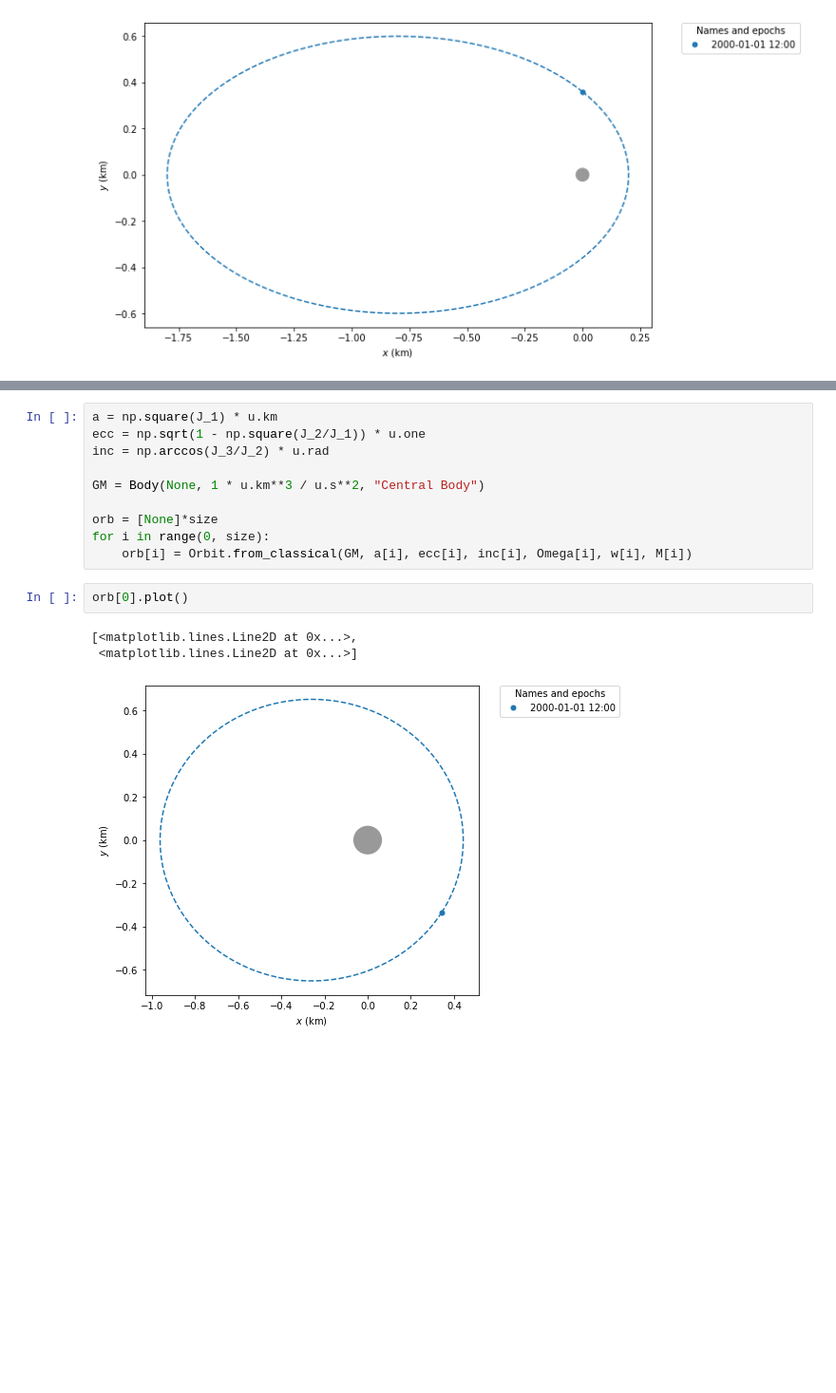
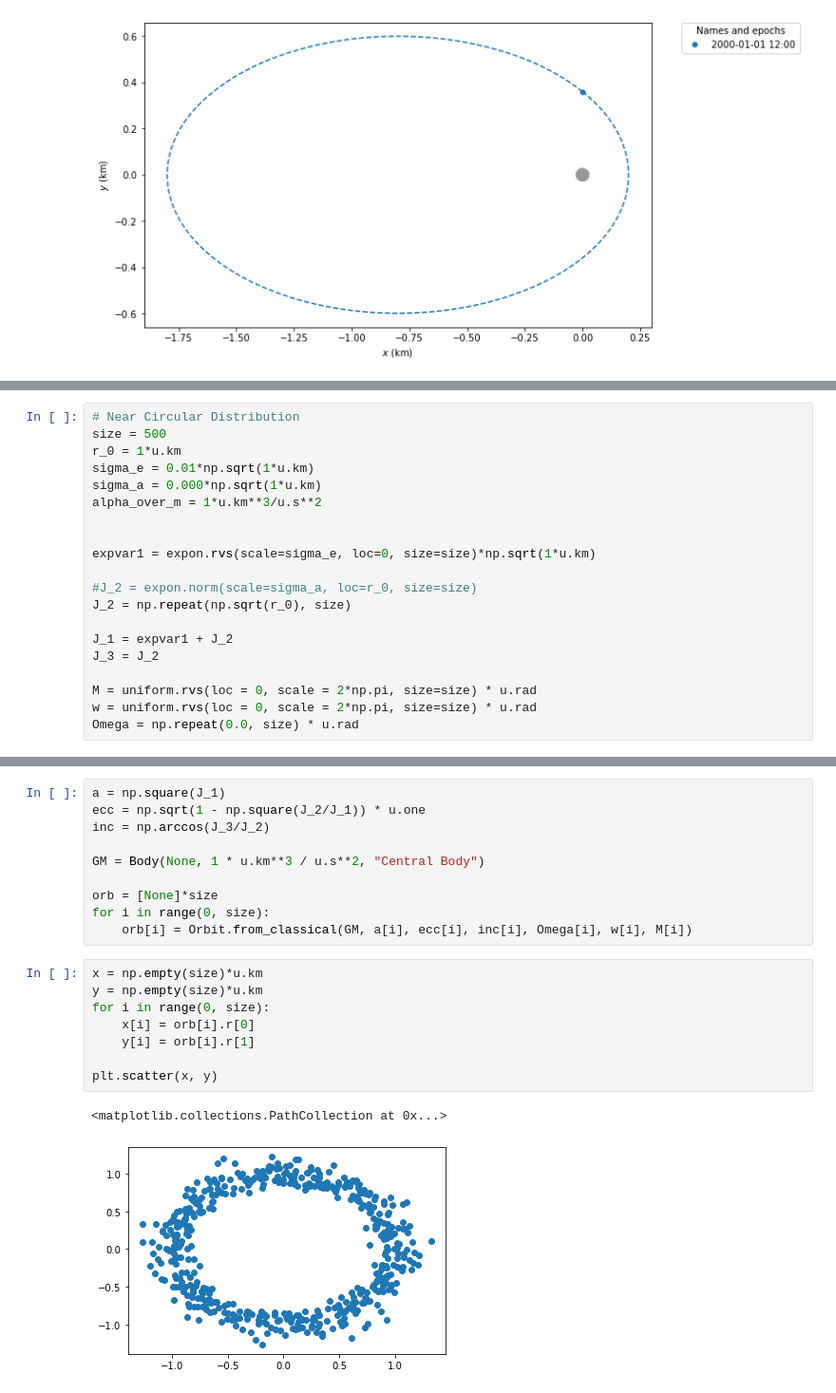
Before and after one commit to henhen724/EchoSimulation, a Jupyter notebook: PythonSimulation/Kepler Echo.ipynb, the cells around one changed output, grey strips where cells are left out. Shown: that part at 95% size. Cells and saved outputs as stored; diff of their text form; blank space fills up the shorter version.

Commit message:
last commit on old distribution function

```diff
--- a/PythonSimulation/Kepler Echo.ipynb
+++ b/PythonSimulation/Kepler Echo.ipynb
@@ -39,0 +44,20 @@ orb1.plot()
+# %%
+# Near Circular Distribution
+size = 500
+r_0 = 1*u.km
+sigma_e = 0.01*np.sqrt(1*u.km)
+sigma_a = 0.000*np.sqrt(1*u.km)
+alpha_over_m = 1*u.km**3/u.s**2
+
+
+expvar1 = expon.rvs(scale=sigma_e, loc=0, size=size)*np.sqrt(1*u.km)
+
+#J_2 = expon.norm(scale=sigma_a, loc=r_0, size=size)
+J_2 = np.repeat(np.sqrt(r_0), size)
+
+J_1 = expvar1 + J_2
+J_3 = J_2
+
+M = uniform.rvs(loc = 0, scale = 2*np.pi, size=size) * u.rad
+w = uniform.rvs(loc = 0, scale = 2*np.pi, size=size) * u.rad
+Omega = np.repeat(0.0, size) * u.rad
@@ -40,16 +73,21 @@ orb1.plot()
 # %%
-a = np.square(J_1) * u.km
+a = np.square(J_1)
 ecc = np.sqrt(1 - np.square(J_2/J_1)) * u.one
-inc = np.arccos(J_3/J_2) * u.rad
+inc = np.arccos(J_3/J_2)
 
 GM = Body(None, 1 * u.km**3 / u.s**2, "Central Body")
 
 orb = [None]*size
 for i in range(0, size):
     orb[i] = Orbit.from_classical(GM, a[i], ecc[i], inc[i], Omega[i], w[i], M[i])
-# %%
-orb[0].plot()
-# %% [output]
-[<matplotlib.lines.Line2D at 0x...>,
- <matplotlib.lines.Line2D at 0x...>]
-[figure, removed]
+# %%
+x = np.empty(size)*u.km
+y = np.empty(size)*u.km
+for i in range(0, size):
+    x[i] = orb[i].r[0]
+    y[i] = orb[i].r[1]
+
+plt.scatter(x, y)
+# %% [output]
+<matplotlib.collections.PathCollection at 0x...>
+[figure, added]
```
Also changed, not shown: parts of 24 cells of this notebook.
